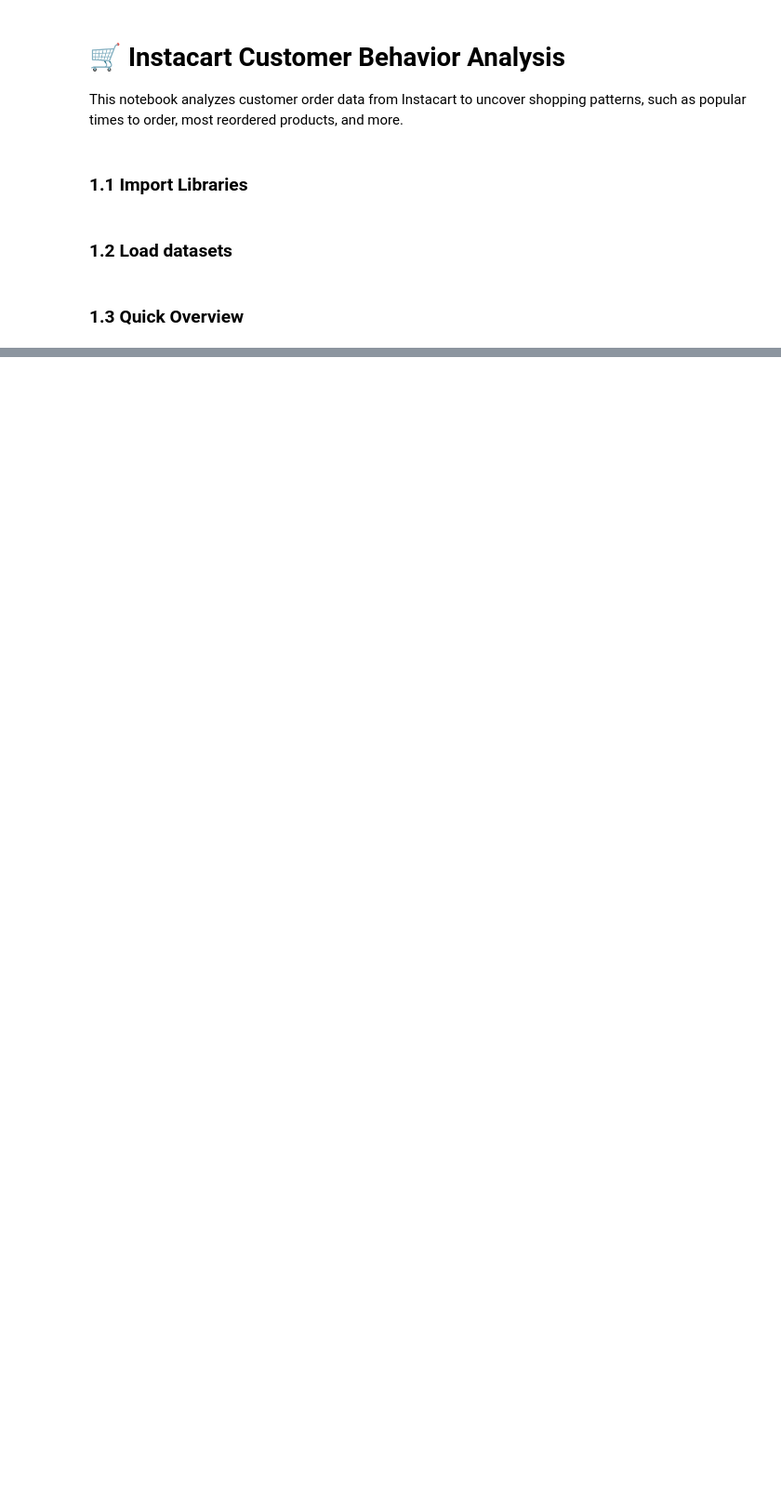
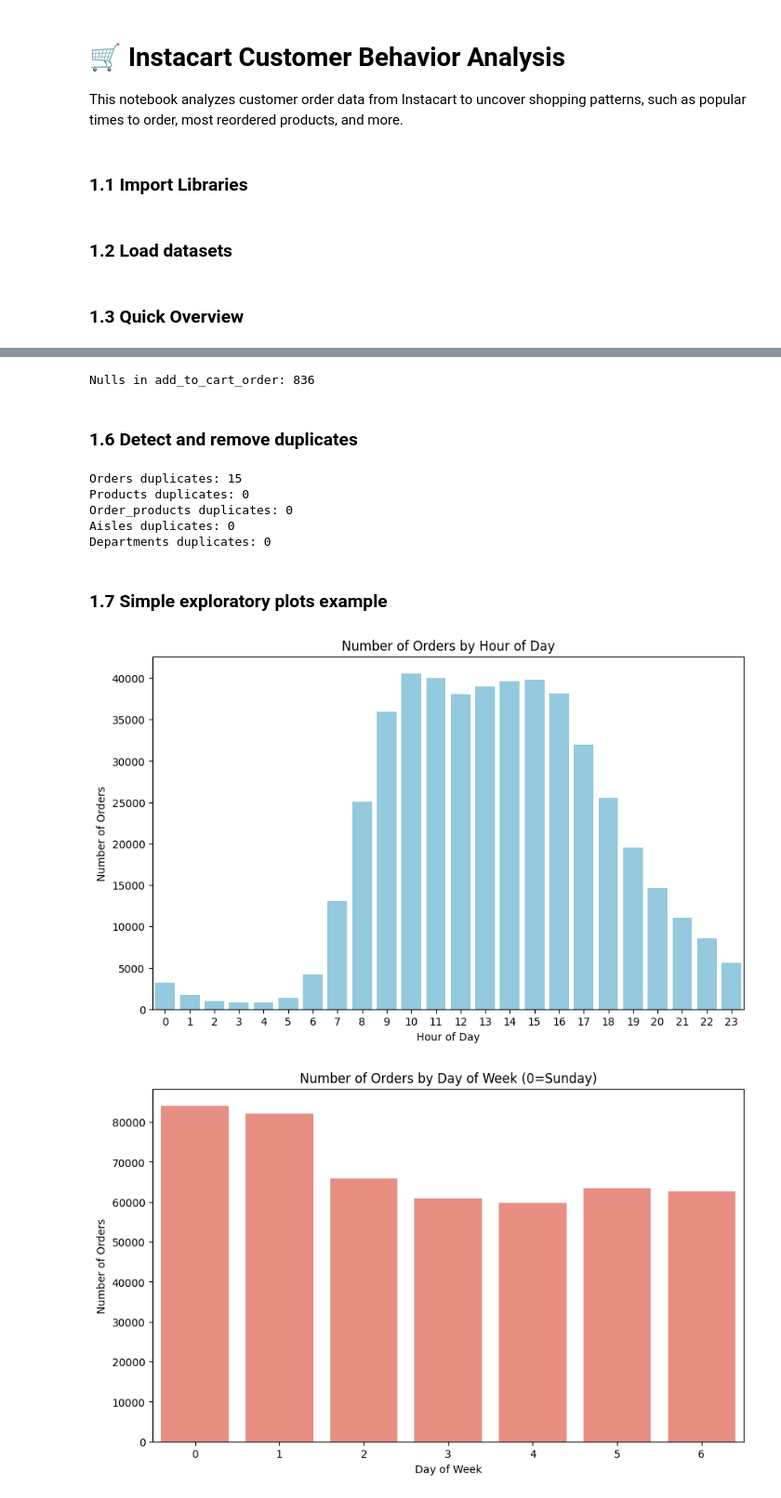
Before and after one commit to linsayr/instacart-customer-analysis, a Jupyter notebook: notebooks/instacart_analysis.ipynb, the cells around one changed output, grey strips where cells are left out. Shown at 93% size. Drawn from its saved outputs; the diff is of its cells as text; code cells hidden in the pictures; blank space fills up the shorter version.

```diff
--- a/notebooks/instacart_analysis.ipynb
+++ b/notebooks/instacart_analysis.ipynb
@@ -21,0 +68,8 @@ departments = pd.read_csv('../data/departments.csv')
+# %%
+# Convert relevant columns to int or float if needed (example for orders)
+orders['order_id'] = orders['order_id'].astype(int)
+orders['user_id'] = orders['user_id'].astype(int)
+orders['order_number'] = orders['order_number'].astype(int)
+orders['order_dow'] = orders['order_dow'].astype(int)
+orders['order_hour_of_day'] = orders['order_hour_of_day'].astype(int)
+# days_since_prior_order has NaNs, keep as float
@@ -21,0 +78,53 @@ departments = pd.read_csv('../data/departments.csv')
+# %%
+# For orders.days_since_prior_order, fill nulls with 0 (assuming first order)
+orders['days_since_prior_order'].fillna(0, inplace=True)
+
+# For order_products.add_to_cart_order, check how many nulls
+print(f"Nulls in add_to_cart_order: {order_products['add_to_cart_order'].isnull().sum()}")
+
+# If few nulls, you can fill with median or mode; else investigate further
+order_products['add_to_cart_order'].fillna(order_products['add_to_cart_order'].median(), inplace=True)
+# %% [output]
+Nulls in add_to_cart_order: 836
+# %% [markdown]
+### 1.6 Detect and remove duplicates
+# %%
+# Check duplicates in each DataFrame
+print(f"Orders duplicates: {orders.duplicated().sum()}")
+print(f"Products duplicates: {products.duplicated().sum()}")
+print(f"Order_products duplicates: {order_products.duplicated().sum()}")
+print(f"Aisles duplicates: {aisles.duplicated().sum()}")
+print(f"Departments duplicates: {departments.duplicated().sum()}")
+# %% [output]
+Orders duplicates: 15
+Products duplicates: 0
+Order_products duplicates: 0
+Aisles duplicates: 0
+Departments duplicates: 0
+# %%
+# Remove duplicates from orders
+orders.drop_duplicates(inplace=True)
+# %% [markdown]
+### 1.7 Simple exploratory plots example
+# %%
+import matplotlib.pyplot as plt
+import seaborn as sns
+
+# Orders by hour of day
+plt.figure(figsize=(10,6))
+sns.countplot(x='order_hour_of_day', data=orders, color='skyblue')
+plt.title('Number of Orders by Hour of Day')
+plt.xlabel('Hour of Day')
+plt.ylabel('Number of Orders')
+plt.show()
+
+# Orders by day of week
+plt.figure(figsize=(10,6))
+sns.countplot(x='order_dow', data=orders, color='salmon')
+plt.title('Number of Orders by Day of Week (0=Sunday)')
+plt.xlabel('Day of Week')
+plt.ylabel('Number of Orders')
+plt.show()
+# %% [output]
+[figure, added]
+[figure, added]
```
Also changed, not shown: parts of 6 cells of this notebook.
